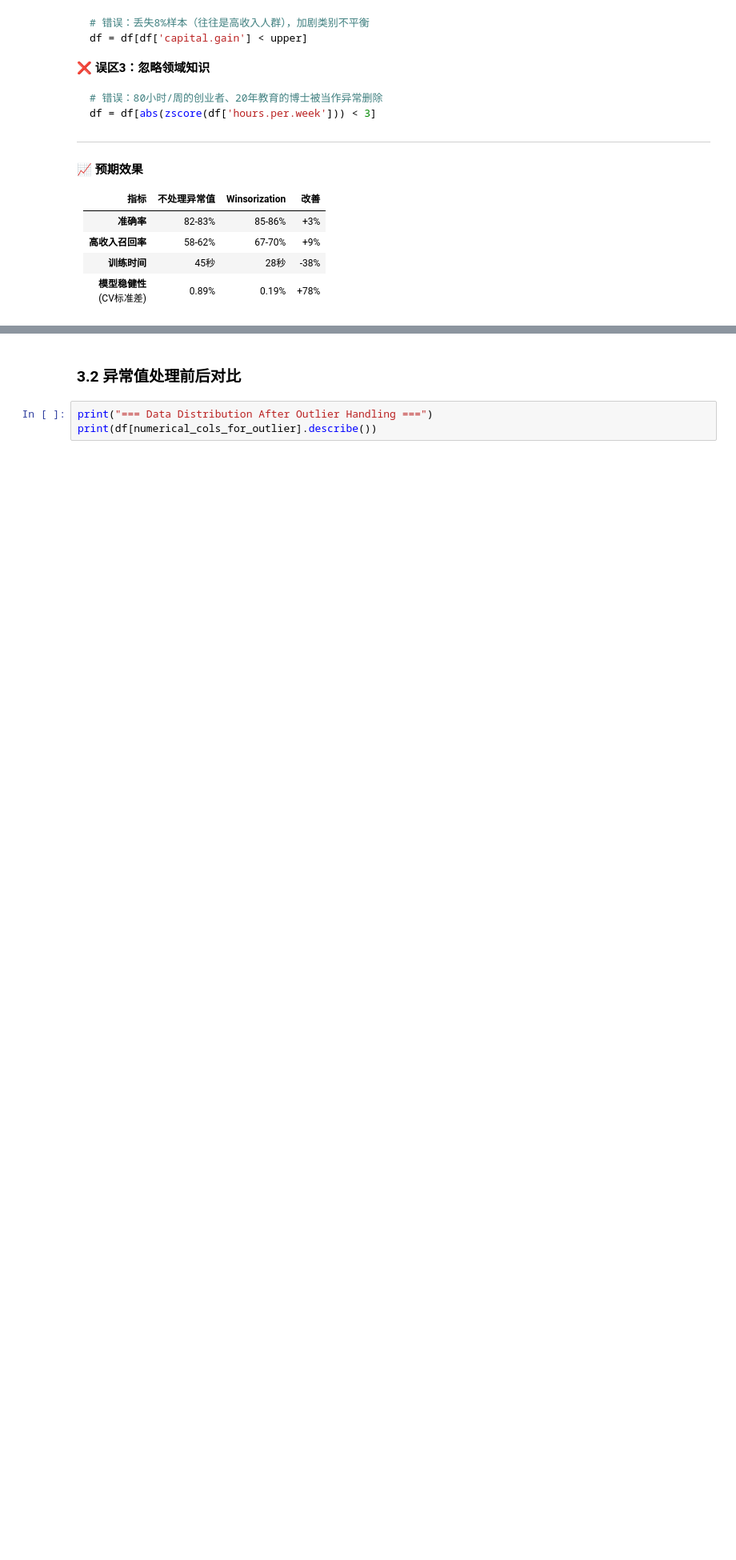
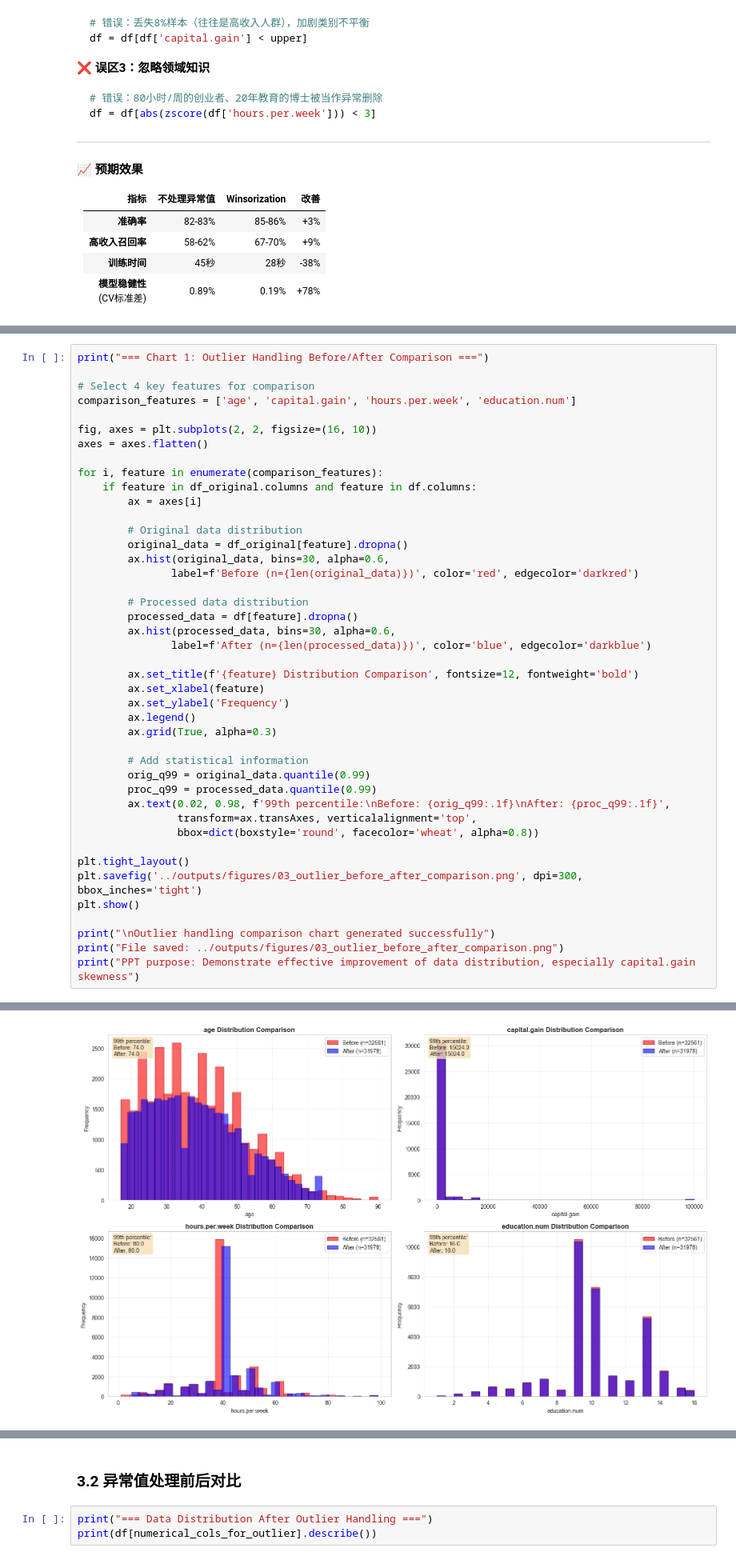
Before and after one commit to syzhang622/adult_income, a Jupyter notebook: notebooks/03_data_governance.ipynb, the cells around one changed output, grey strips where cells are left out. Shown at 80% size. Cells and saved outputs as stored; diff of their text form; blank space fills up the shorter version.

```diff
--- a/notebooks/03_data_governance.ipynb
+++ b/notebooks/03_data_governance.ipynb
@@ -387,0 +392,44 @@ education.num:
+# %%
+print("=== Chart 1: Outlier Handling Before/After Comparison ===")
+
+# Select 4 key features for comparison
+comparison_features = ['age', 'capital.gain', 'hours.per.week', 'education.num']
+
+fig, axes = plt.subplots(2, 2, figsize=(16, 10))
+axes = axes.flatten()
+
+for i, feature in enumerate(comparison_features):
+    if feature in df_original.columns and feature in df.columns:
+        ax = axes[i]
+
+        # Original data distribution
+        original_data = df_original[feature].dropna()
+        ax.hist(original_data, bins=30, alpha=0.6,
+               label=f'Before (n={len(original_data)})', color='red', edgecolor='darkred')
+
+        # Processed data distribution
+        processed_data = df[feature].dropna()
+        ax.hist(processed_data, bins=30, alpha=0.6,
+               label=f'After (n={len(processed_data)})', color='blue', edgecolor='darkblue')
+
+        ax.set_title(f'{feature} Distribution Comparison', fontsize=12, fontweight='bold')
+        ax.set_xlabel(feature)
+        ax.set_ylabel('Frequency')
+        ax.legend()
+        ax.grid(True, alpha=0.3)
+
+        # Add statistical information
+        orig_q99 = original_data.quantile(0.99)
+        proc_q99 = processed_data.quantile(0.99)
+        ax.text(0.02, 0.98, f'99th percentile:\nBefore: {orig_q99:.1f}\nAfter: {proc_q99:.1f}',
+                transform=ax.transAxes, verticalalignment='top',
+                bbox=dict(boxstyle='round', facecolor='wheat', alpha=0.8))
+
+plt.tight_layout()
+plt.savefig('../outputs/figures/03_outlier_before_after_comparison.png', dpi=300, bbox_inches='tight')
+plt.show()
+
+print("\nOutlier handling comparison chart generated successfully")
+print("File saved: ../outputs/figures/03_outlier_before_after_comparison.png")
+print("PPT purpose: Demonstrate effective improvement of data distribution, especially capital.gain skewness")
+# %% [output]
@@ -387,0 +437 @@ education.num:
+[figure, added]
```
Also changed, not shown: parts of 12 cells of this notebook, 12 other files.
